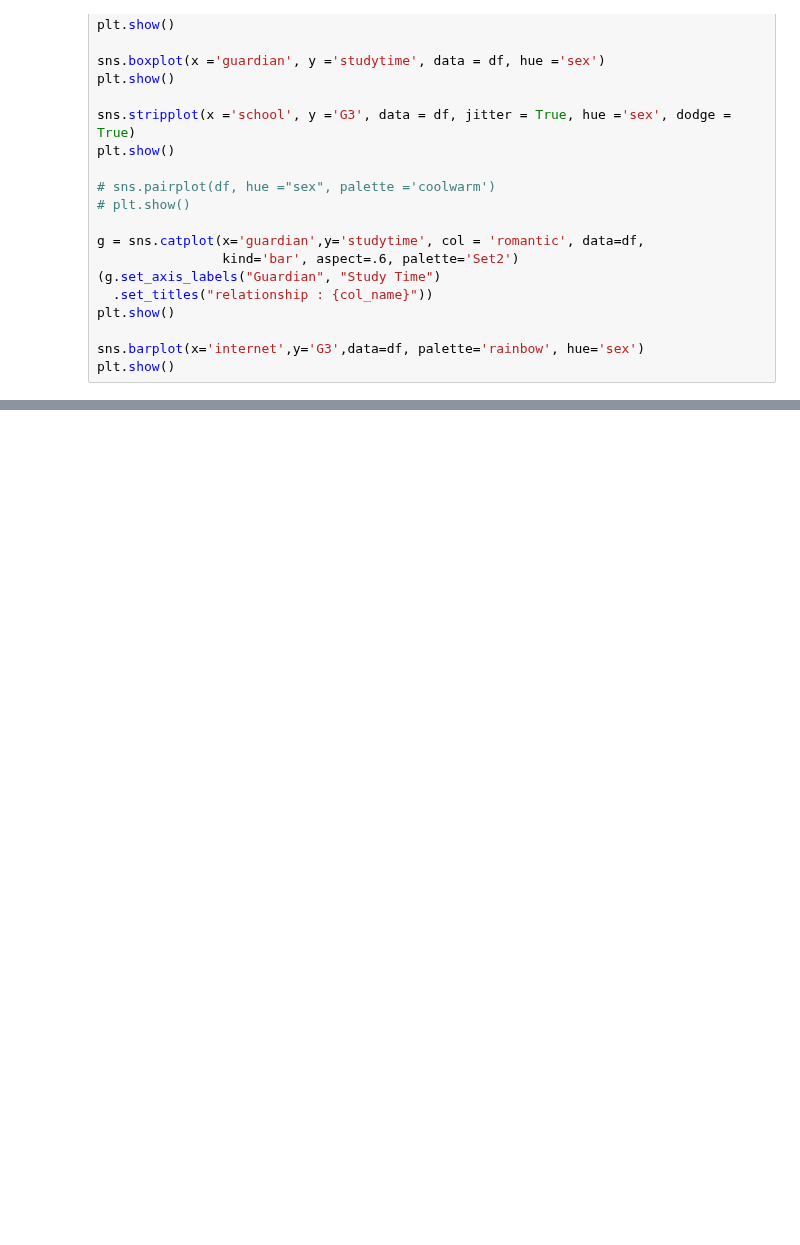
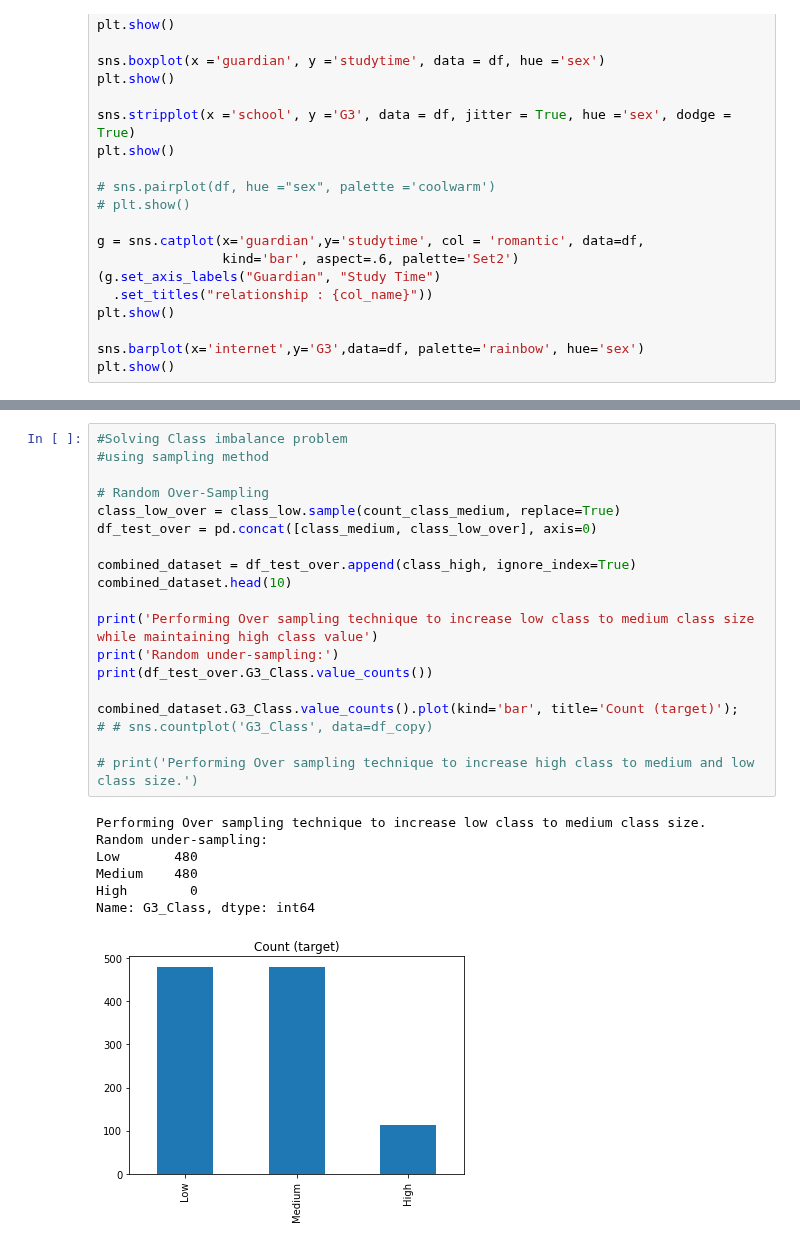
Before and after one commit to thoth2357/Scores-Prediction-and-Classification, a Jupyter notebook: main.ipynb, the cells around one changed output, grey strips where cells are left out. Drawn from its saved outputs; the diff is of its cells as text; blank space fills up the shorter version.

```diff
--- a/main.ipynb
+++ b/main.ipynb
@@ -117,0 +218,27 @@ Name: G3, dtype: int64
+# %%
+#Solving Class imbalance problem
+#using sampling method
+
+# Random Over-Sampling
+class_low_over = class_low.sample(count_class_medium, replace=True)
+df_test_over = pd.concat([class_medium, class_low_over], axis=0)
+
+combined_dataset = df_test_over.append(class_high, ignore_index=True)
+combined_dataset.head(10)
+
+print('Performing Over sampling technique to increase low class to medium class size while maintaining high class value')
+print('Random under-sampling:')
+print(df_test_over.G3_Class.value_counts())
+
+combined_dataset.G3_Class.value_counts().plot(kind='bar', title='Count (target)');
+# # sns.countplot('G3_Class', data=df_copy)
+
+# print('Performing Over sampling technique to increase high class to medium and low class size.')
+# %% [output]
+Performing Over sampling technique to increase low class to medium class size.
+Random under-sampling:
+Low       480
+Medium    480
+High        0
+Name: G3_Class, dtype: int64
+[figure, added]
```
Also changed, not shown: parts of 7 cells of this notebook, 1 other file.
